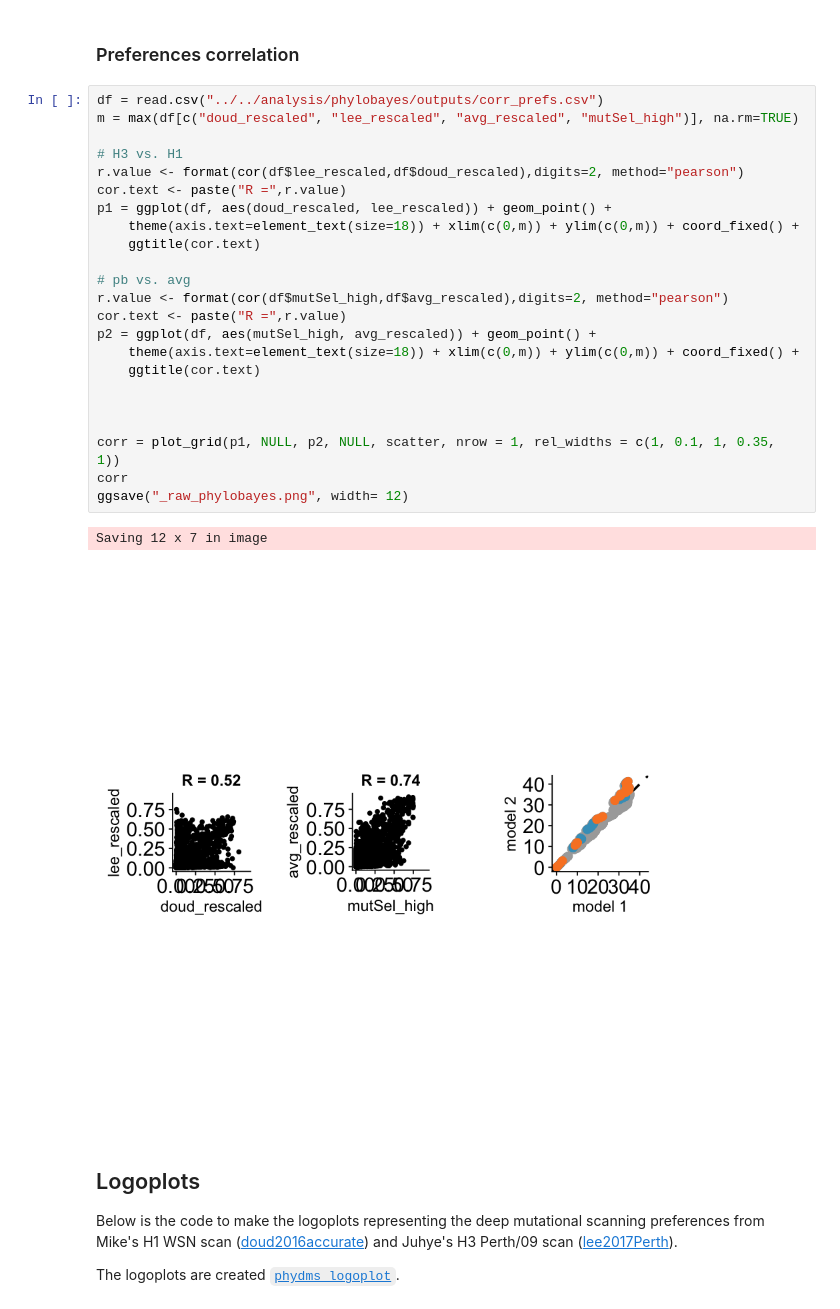
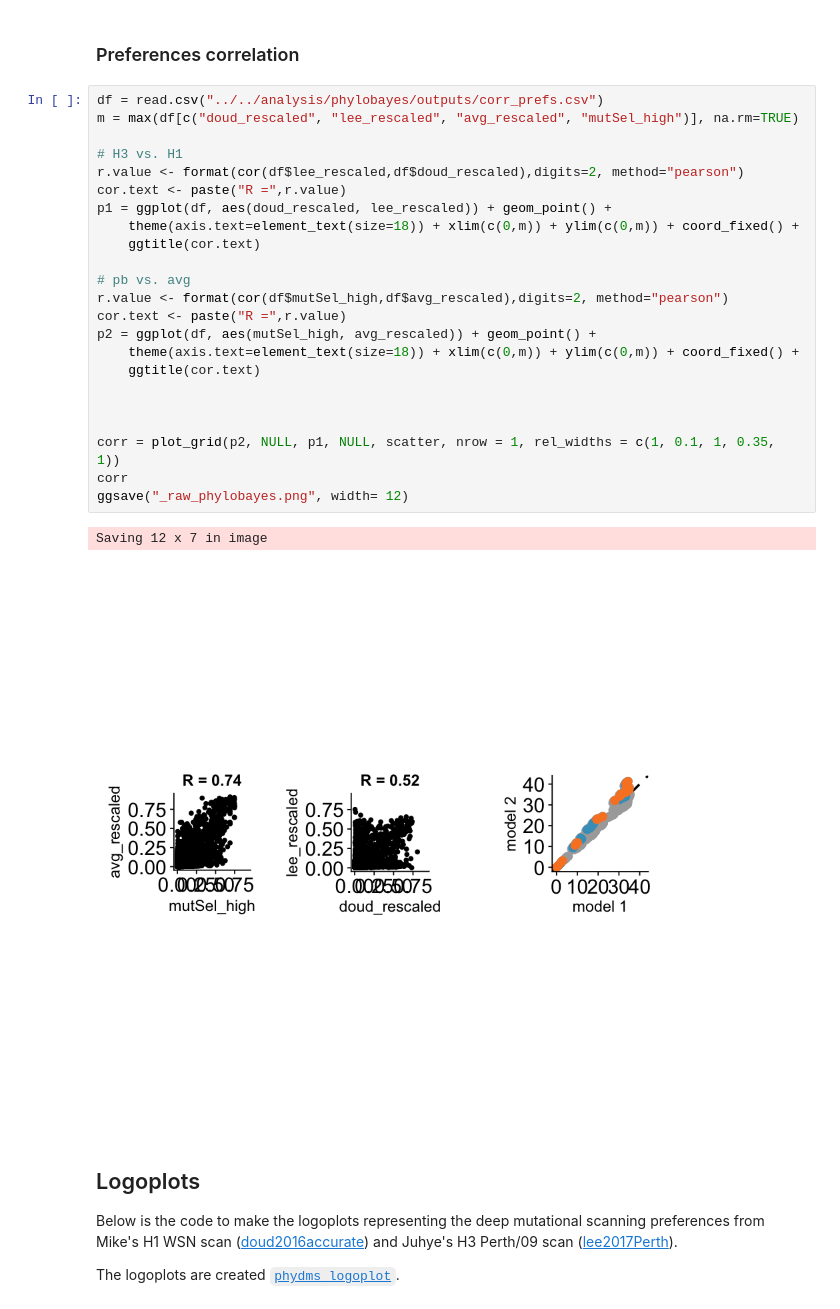
Before and after one commit to jbloomlab/divergence_timing_manuscript, a Jupyter notebook: manuscript/figures/figures.ipynb, the cells around one changed output. Saved outputs shown, nothing was run; the diff lists cells and outputs as text.

```diff
--- a/manuscript/figures/figures.ipynb
+++ b/manuscript/figures/figures.ipynb
@@ -433,29 +433,29 @@ Saving 7 x 7 in image
 # %%
 df = read.csv("../../analysis/phylobayes/outputs/corr_prefs.csv")
 m = max(df[c("doud_rescaled", "lee_rescaled", "avg_rescaled", "mutSel_high")], na.rm=TRUE)
 
 # H3 vs. H1
 r.value <- format(cor(df$lee_rescaled,df$doud_rescaled),digits=2, method="pearson")
 cor.text <- paste("R =",r.value)
 p1 = ggplot(df, aes(doud_rescaled, lee_rescaled)) + geom_point() +
     theme(axis.text=element_text(size=18)) + xlim(c(0,m)) + ylim(c(0,m)) + coord_fixed() +
     ggtitle(cor.text)
 
 # pb vs. avg
 r.value <- format(cor(df$mutSel_high,df$avg_rescaled),digits=2, method="pearson")
 cor.text <- paste("R =",r.value)
 p2 = ggplot(df, aes(mutSel_high, avg_rescaled)) + geom_point() +
     theme(axis.text=element_text(size=18)) + xlim(c(0,m)) + ylim(c(0,m)) + coord_fixed() +
     ggtitle(cor.text)
 
 
 
-corr = plot_grid(p1, NULL, p2, NULL, scatter, nrow = 1, rel_widths = c(1, 0.1, 1, 0.35, 1))
+corr = plot_grid(p2, NULL, p1, NULL, scatter, nrow = 1, rel_widths = c(1, 0.1, 1, 0.35, 1))
 corr
 ggsave("_raw_phylobayes.png", width= 12)
 # %% [output]
 Saving 12 x 7 in image
-[figure, old version]
+[figure, new version]
 # %% [markdown]
 ## Logoplots
 
```
Also changed, not shown: 5 other files.
